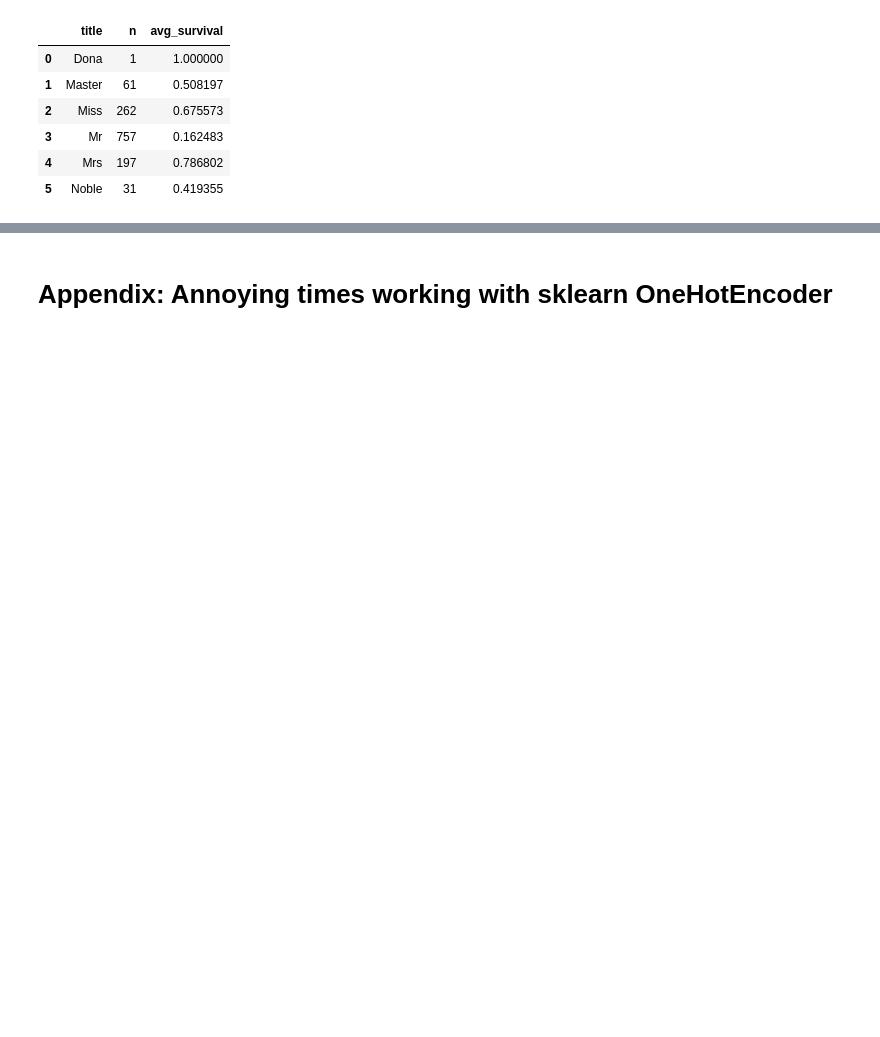
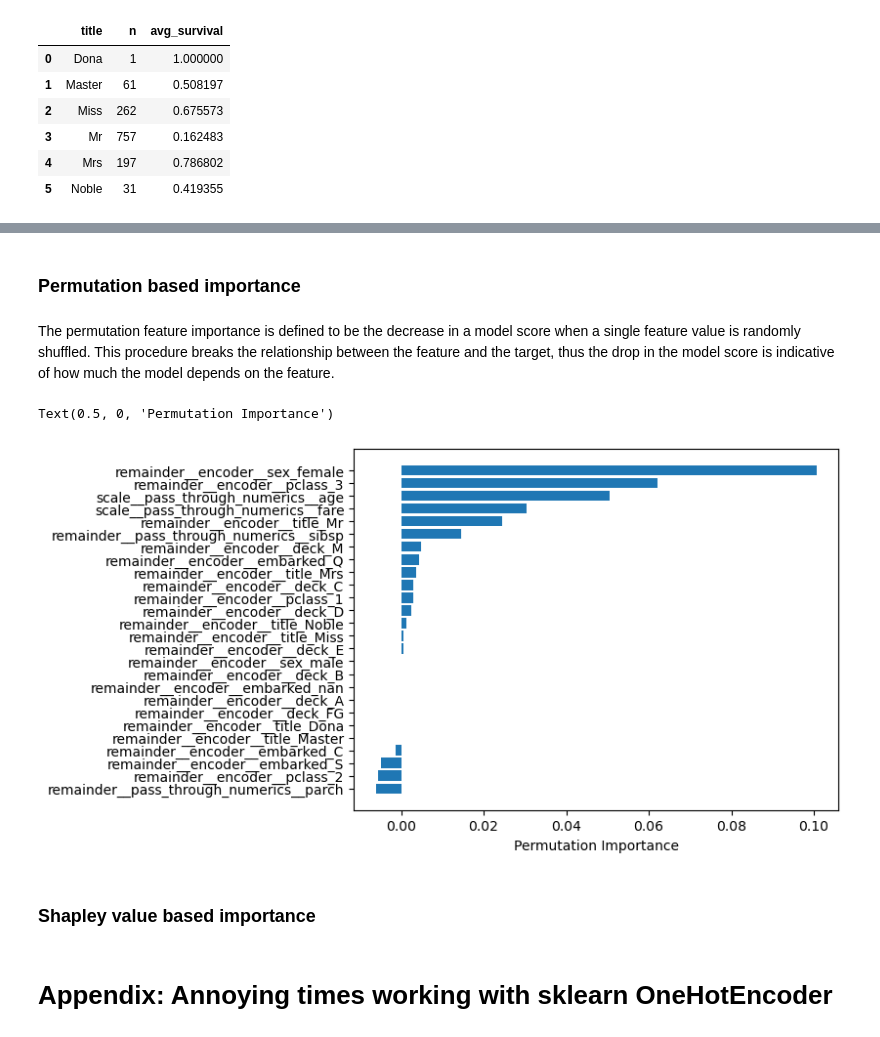
Before and after one commit to sid-basu/ml-exploration, a Jupyter notebook: kaggle-titanic/refinement_3.ipynb, the cells around one changed output, grey strips where cells are left out. Saved outputs shown, nothing was run; the diff lists cells and outputs as text; code cells hidden in the pictures; blank space fills up the shorter version.

```diff
--- a/kaggle-titanic/refinement_3.ipynb
+++ b/kaggle-titanic/refinement_3.ipynb
@@ -114,15 +140,3 @@ data.query('name.str.contains("Mme")', engine = "python")
 # %% [output]
 |  | pclass | name | sex | age | sibsp | parch | ticket | fare | cabin | embarked | survived | ... |
 | 12 | 1 | Aubart, Mme. Leontine Pauline | female | 24.0 | 0 | 0 | PC 17477 | 69.300003 | B35 | C | 1 | ... |
-# %%
-data['title'] = data['title'].replace(['Ms'], 'Miss')
-
-noble_list = ['Dr', 'Rev', 'Mlle', 'Major', 'Col', 'the Countess', 'Capt', 'Sir', 'Lady', 'Mme', 'Don', 'Jonkheer']
-#noble_list = ['Mlle', 'the Countess', 'Sir', 'Lady', 'Mme', 'Don', 'Jonkheer']
-#military_clergy_list = ['Rev', 'Major', 'Col', 'Capt']
-
-data['title'] = data['title'].replace(noble_list, 'Noble')
-#data['title'] = data['title'].replace(military_clergy_list, 'Military_Clergy')
-#data['title'] = data['title'].replace('Dr', 'Mr')
-
-data['title'].value_counts()
@@ -152,6 +170,3 @@ survival_title
 | 3 | Mr | 757 | 0.162483 |
 | 4 | Mrs | 197 | 0.786802 |
 | 5 | Noble | 31 | 0.419355 |
-# %%
-data['married'] = 0
-data.loc[data['title'] == 'Mrs', 'married'] = 1
@@ -215,7 +219,7 @@ ct_scale = ColumnTransformer(
     remainder = 'passthrough'
 )
 
-xgb_model = xgb.XGBClassifier(eval_metric = 'logloss')
+xgb_model = xgb.XGBClassifier(eval_metric = 'logloss', use_label_encoder=False)
 
 pipe = Pipeline([
     ('encode_cats', ct_encode),
@@ -334,0 +355,36 @@ array(['disc_age__pass_through_numerics__age',
+# %% [markdown]
+### Permutation based importance
+# %% [markdown]
+The permutation feature importance is defined to be the decrease in a model score when a single feature value is randomly shuffled. This procedure breaks the relationship between the feature and the target, thus the drop in the model score is indicative of how much the model depends on the feature.
+# %%
+def run_pipeline(pipeline, input, steps):
+    """Run an sklearn pipeline down named steps. Returns the output dataframe
+
+    Args:
+        pipeline (sklearn pipeline): The pipeline you want to run
+        input (pandas dataframe): The input dataframe
+        steps (list[str]): the steps you want to run the pipeline down
+    """
+
+    for step in steps:
+        output = pipeline[step].transform(input)
+        input = output
+
+    return(output)
+
+#run_pipeline(pipe, X_test, ['encode_cats', 'scale', 'imputer'])
+# %%
+from sklearn.inspection import permutation_importance
+import matplotlib.pyplot as plt
+
+X_preprocessed = run_pipeline(pipe, X_test, ['encode_cats', 'scale', 'imputer'])
+perm_importance = permutation_importance(pipe['clf'], X_preprocessed, y_test)
+sorted_idx = perm_importance.importances_mean.argsort()
+
+plt.barh(X_preprocessed.columns[sorted_idx], perm_importance.importances_mean[sorted_idx])
+plt.xlabel("Permutation Importance")
+# %% [output]
+Text(0.5, 0, 'Permutation Importance')
+[figure, added]
+# %% [markdown]
+### Shapley value based importance
```
Also changed, not shown: parts of 38 cells of this notebook, 1 other file.
